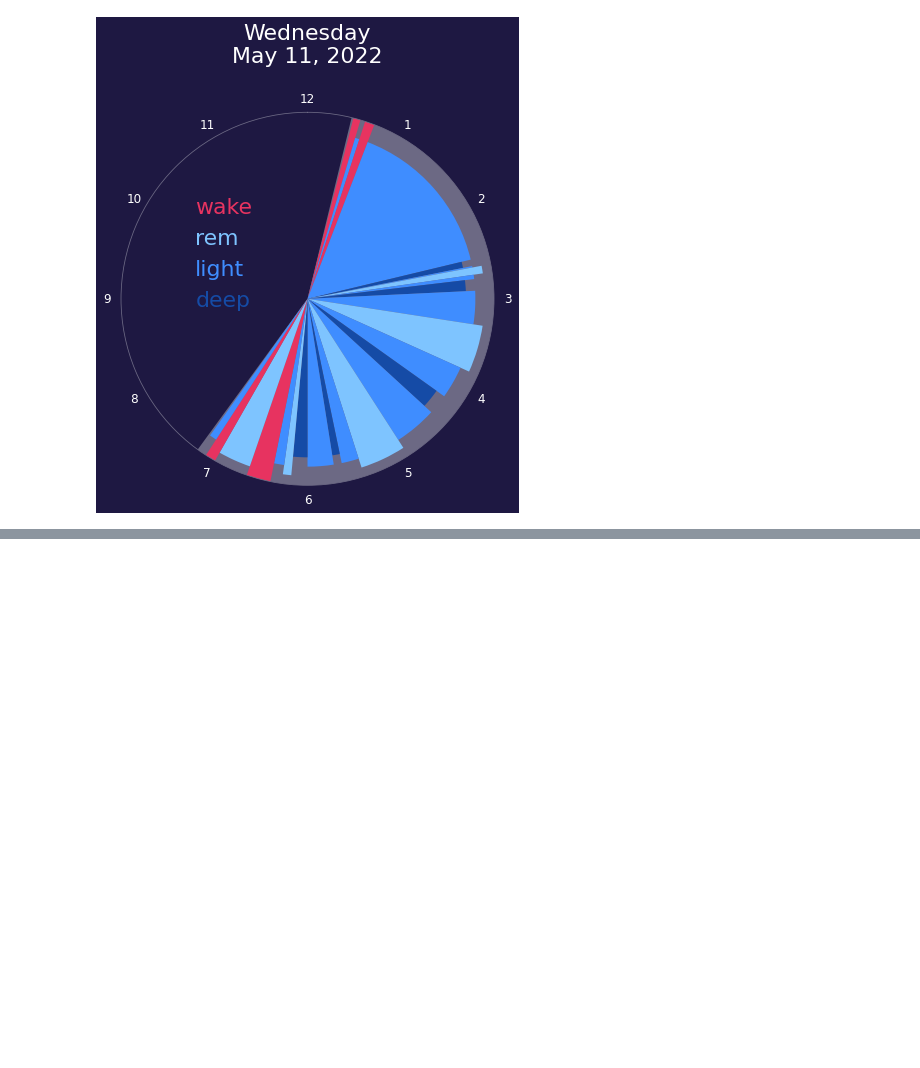
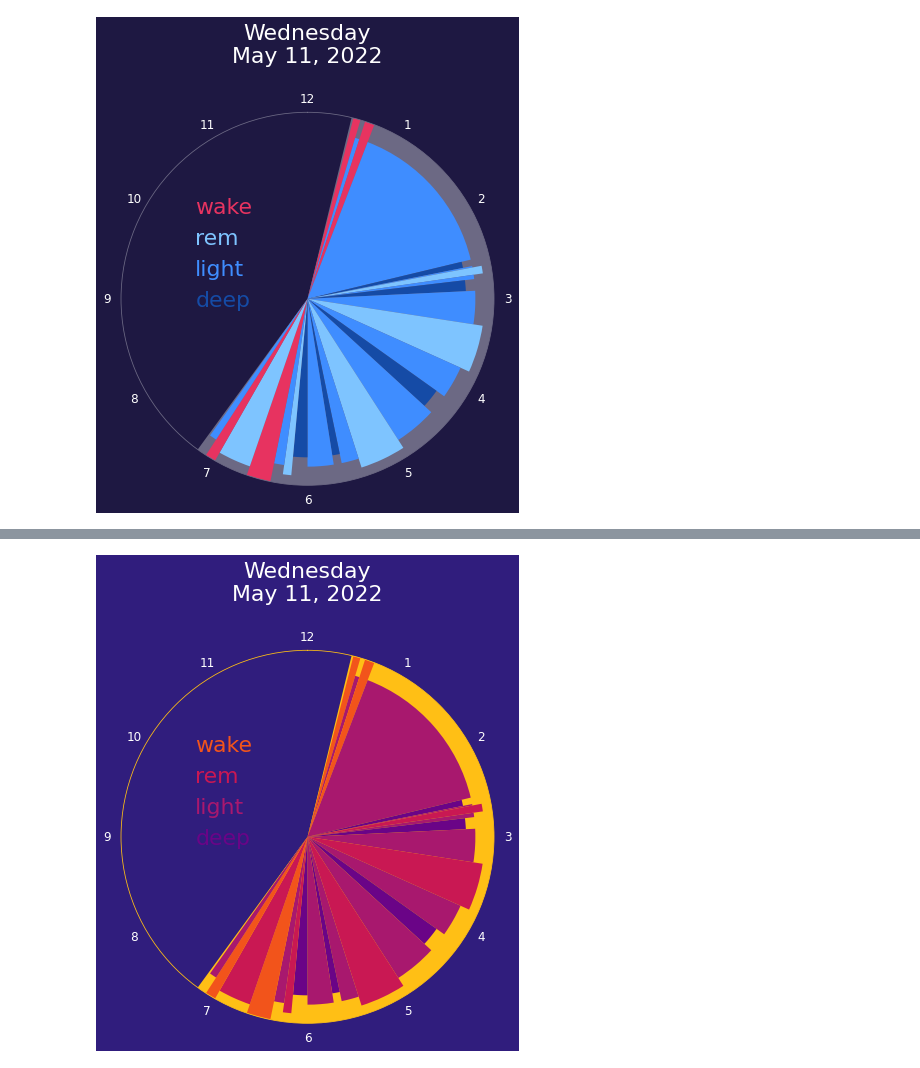
Before and after one commit to Xannadoo/DataVis_2022_project, a Jupyter notebook: Data Loading Cleaning Exploration.ipynb, the cells around one changed output, grey strips where cells are left out. Cells and saved outputs as stored; diff of their text form; code cells hidden in the pictures; blank space fills up the shorter version.

```diff
--- a/Data Loading Cleaning Exploration.ipynb
+++ b/Data Loading Cleaning Exploration.ipynb
@@ -374,0 +419,12 @@ plot_clock_all(mini, weds_levels)
+# %%
+plot_clock_all(mini, weds_levels,
+                   background='#301D7D',
+                   sleep_background='#FFBF15',
+                   titles='#ffffff',
+                   wake='#F2541B',
+                   light = '#A8186E',
+                   deep = '#6A0487',
+                   rem = '#C91853',
+                   save = 'bright_sunset')
+# %% [output]
+[figure, added]
```
Also changed, not shown: parts of 18 cells of this notebook, 20 other files.
